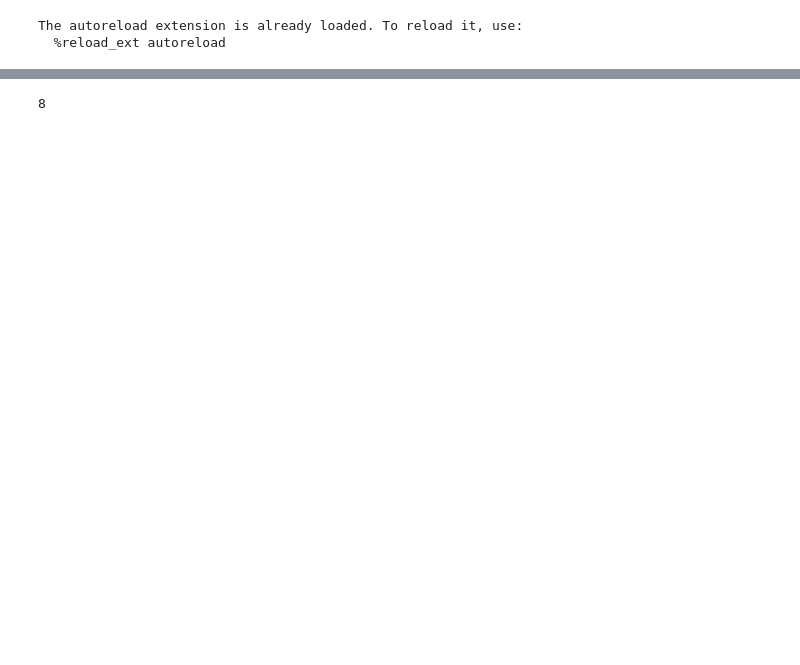
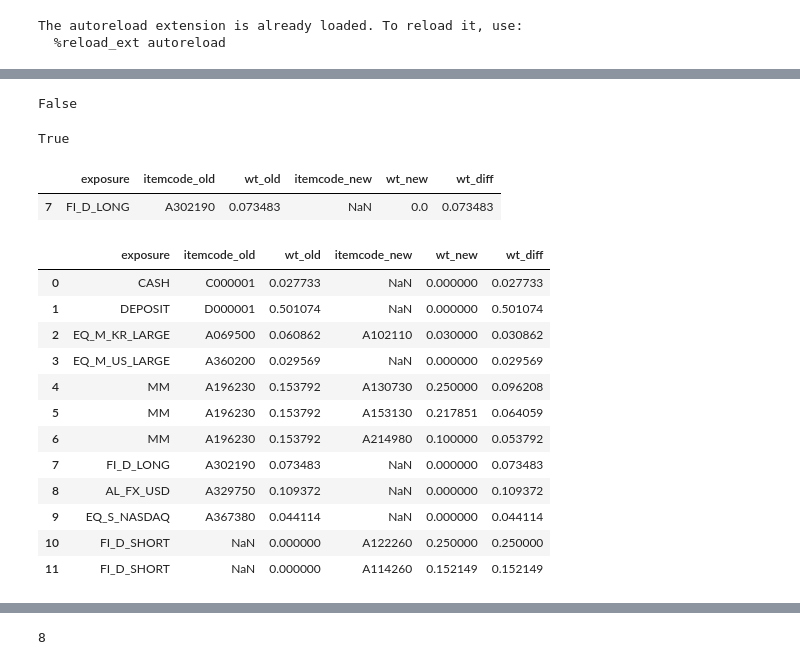
Before and after one commit to my2582/kisra, a Jupyter notebook: src/models/get_ordersheet.ipynb, the cells around one changed output, grey strips where cells are left out. Cells and saved outputs as stored; diff of their text form; code cells hidden in the pictures; blank space fills up the shorter version.

```diff
--- a/src/models/get_ordersheet.ipynb
+++ b/src/models/get_ordersheet.ipynb
@@ -29,0 +19,7 @@ old_port
+# %%
+old_new = pd.merge(old_port.loc[:, ['exposure', 'itemcode', 'wt']], new_port.loc[:, ['exposure', 'itemcode', 'wt']],
+                left_on=['exposure'], right_on=['exposure'], how='outer', suffixes=['_old', '_new'])
+old_new = old_new.fillna(value={'wt_old':0, 'wt_new':0})
+old_new['wt_diff'] = np.abs(old_new['wt_new'] - old_new['wt_old'])
+# %%
+old_new.loc[3, 'exposure'] = 'EQ_M_KR_LARGE'
@@ -29,0 +159,13 @@ old_port
+# %%
+exp_grp.itemcode_old.isnull().all()
+# %% [output]
+False
+# %%
+exp_grp.itemcode_new.isnull().all()
+# %% [output]
+True
+# %%
+exp_grp
+# %% [output]
+|  | exposure | itemcode_old | wt_old | itemcode_new | wt_new | wt_diff |
+| 7 | FI_D_LONG | A302190 | 0.073483 | NaN | 0.0 | 0.073483 |
@@ -30,3 +176,19 @@ old_port
+# %%
+old_new
+# %% [output]
+|  | exposure | itemcode_old | wt_old | itemcode_new | wt_new | wt_diff |
+| 0 | CASH | C000001 | 0.027733 | NaN | 0.000000 | 0.027733 |
+| 1 | DEPOSIT | D000001 | 0.501074 | NaN | 0.000000 | 0.501074 |
+| 2 | EQ_M_KR_LARGE | A069500 | 0.060862 | A102110 | 0.030000 | 0.030862 |
+| 3 | EQ_M_US_LARGE | A360200 | 0.029569 | NaN | 0.000000 | 0.029569 |
+| 4 | MM | A196230 | 0.153792 | A130730 | 0.250000 | 0.096208 |
+| 5 | MM | A196230 | 0.153792 | A153130 | 0.217851 | 0.064059 |
+| 6 | MM | A196230 | 0.153792 | A214980 | 0.100000 | 0.053792 |
+| 7 | FI_D_LONG | A302190 | 0.073483 | NaN | 0.000000 | 0.073483 |
+| 8 | AL_FX_USD | A329750 | 0.109372 | NaN | 0.000000 | 0.109372 |
+| 9 | EQ_S_NASDAQ | A367380 | 0.044114 | NaN | 0.000000 | 0.044114 |
+| 10 | FI_D_SHORT | NaN | 0.000000 | A122260 | 0.250000 | 0.250000 |
+| 11 | FI_D_SHORT | NaN | 0.000000 | A114260 | 0.152149 | 0.152149 |
 # %%
 new_port
 # %% [output]
```
Also changed, not shown: parts of 35 cells of this notebook, 8 other files.
